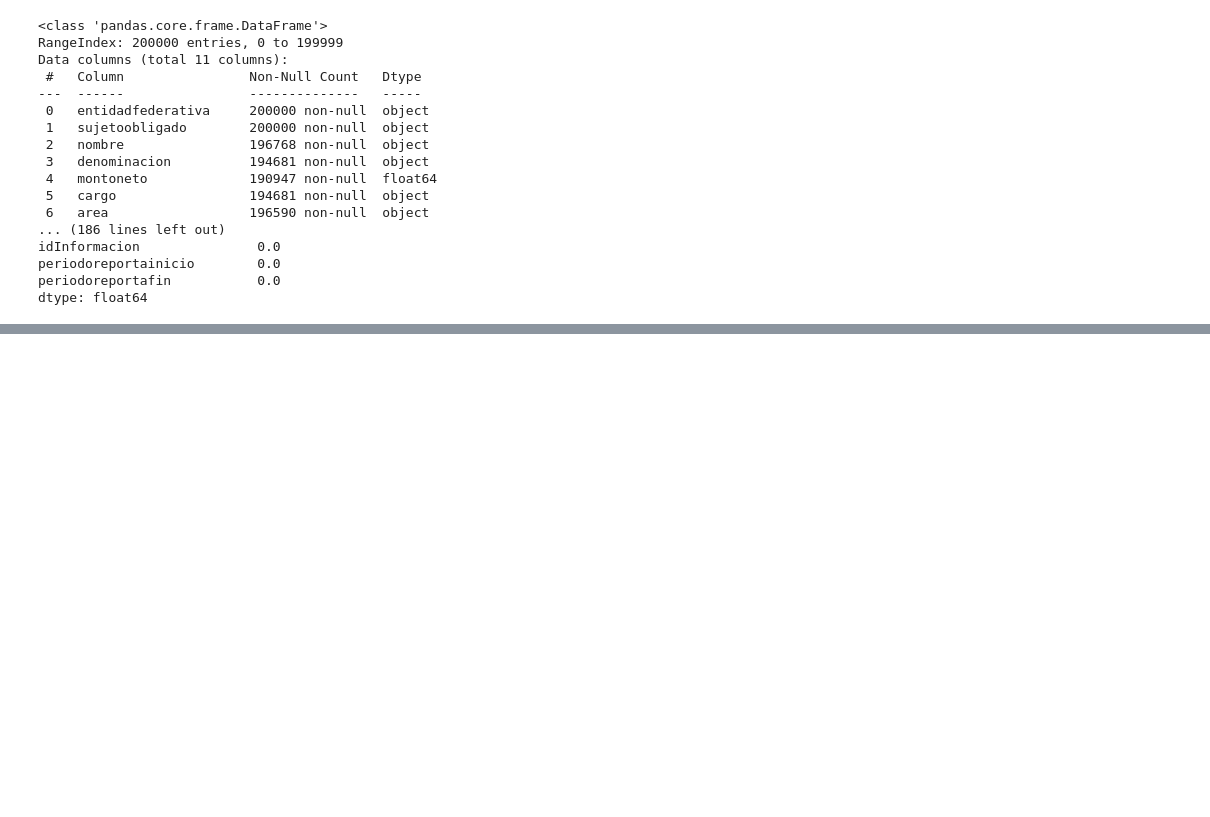
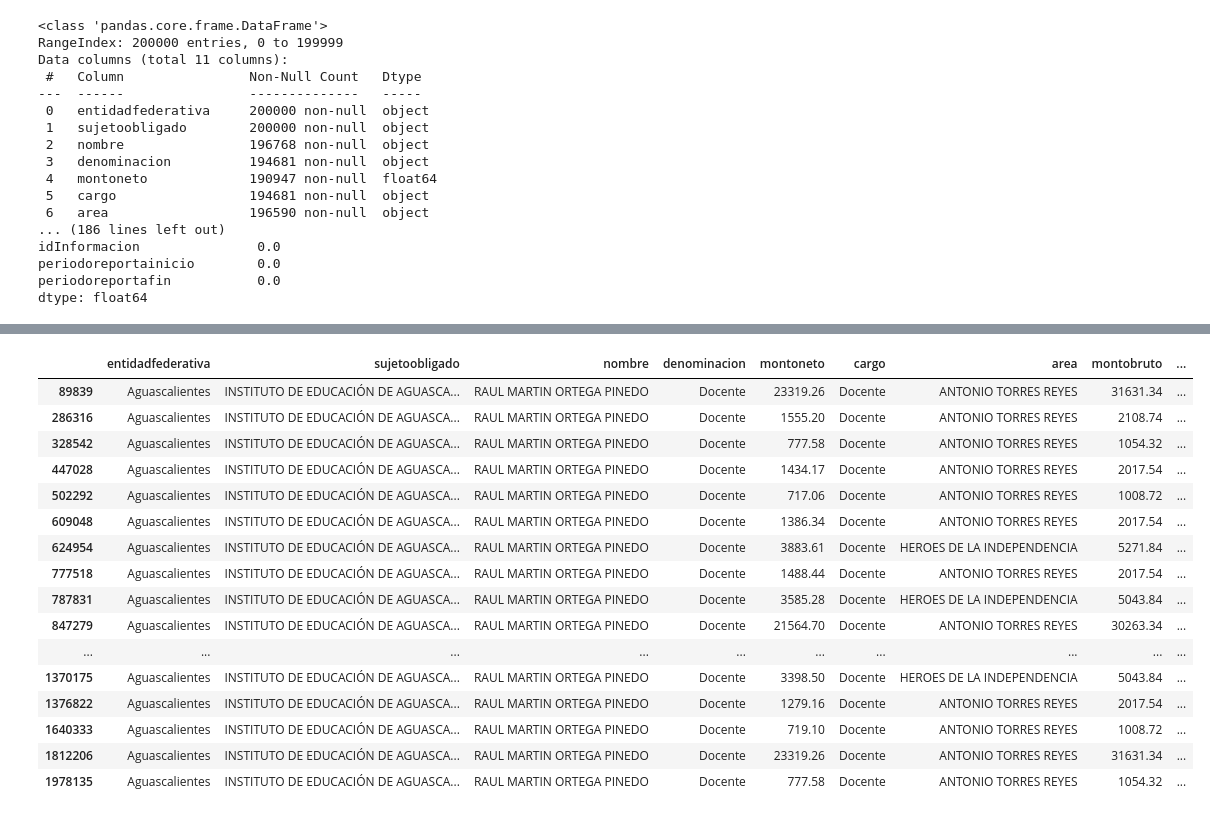
Before and after one commit to Julian-L-Avila/Data-Mining-2024-3, a Jupyter notebook: Data-Cleaning/cleaning.sync.ipynb, the cells around one changed output, grey strips where cells are left out. Cells and saved outputs as stored; diff of their text form; code cells hidden in the pictures; blank space fills up the shorter version.

```diff
--- a/Data-Cleaning/cleaning.sync.ipynb
+++ b/Data-Cleaning/cleaning.sync.ipynb
@@ -34,12 +36,12 @@ dataframes = []
 nullcounts = 0.0
 
 for chunk in pd.read_csv(data, chunksize=chunk_size):
-    df = pd.DataFrame(chunk)
+    df_aux = pd.DataFrame(chunk)
 
-    print(df.info())
-    dataframes.append(df)
+    print(df_aux.info())
+    dataframes.append(df_aux)
 
-    nullcounts += df.isnull().sum()
+    nullcounts += df_aux.isnull().sum()
 
 print(nullcounts)
 # %% [output]
@@ -79,0 +91,6 @@ dataframes[0].head(10)
+# %%
+df_aux = df[df['nombre'].duplicated()]
+
+df_aux = df_aux.dropna(subset=['nombre'])
+
+df_aux
@@ -79,0 +111,21 @@ dataframes[0].head(10)
+# %%
+df_aux = df_aux[df_aux['nombre'] == "RAUL MARTIN ORTEGA PINEDO"]
+df_aux
+# %% [output]
+|  | entidadfederativa | sujetoobligado | nombre | denominacion | montoneto | cargo | area | montobruto | ... |
+| 89839 | Aguascalientes | INSTITUTO DE EDUCACIÓN DE AGUASCA... | RAUL MARTIN ORTEGA PINEDO | Docente | 23319.26 | Docente | ANTONIO TORRES REYES | 31631.34 | ... |
+| 286316 | Aguascalientes | INSTITUTO DE EDUCACIÓN DE AGUASCA... | RAUL MARTIN ORTEGA PINEDO | Docente | 1555.20 | Docente | ANTONIO TORRES REYES | 2108.74 | ... |
+| 328542 | Aguascalientes | INSTITUTO DE EDUCACIÓN DE AGUASCA... | RAUL MARTIN ORTEGA PINEDO | Docente | 777.58 | Docente | ANTONIO TORRES REYES | 1054.32 | ... |
+| 447028 | Aguascalientes | INSTITUTO DE EDUCACIÓN DE AGUASCA... | RAUL MARTIN ORTEGA PINEDO | Docente | 1434.17 | Docente | ANTONIO TORRES REYES | 2017.54 | ... |
+| 502292 | Aguascalientes | INSTITUTO DE EDUCACIÓN DE AGUASCA... | RAUL MARTIN ORTEGA PINEDO | Docente | 717.06 | Docente | ANTONIO TORRES REYES | 1008.72 | ... |
+| 609048 | Aguascalientes | INSTITUTO DE EDUCACIÓN DE AGUASCA... | RAUL MARTIN ORTEGA PINEDO | Docente | 1386.34 | Docente | ANTONIO TORRES REYES | 2017.54 | ... |
+| 624954 | Aguascalientes | INSTITUTO DE EDUCACIÓN DE AGUASCA... | RAUL MARTIN ORTEGA PINEDO | Docente | 3883.61 | Docente | HEROES DE LA INDEPENDENCIA | 5271.84 | ... |
+| 777518 | Aguascalientes | INSTITUTO DE EDUCACIÓN DE AGUASCA... | RAUL MARTIN ORTEGA PINEDO | Docente | 1488.44 | Docente | ANTONIO TORRES REYES | 2017.54 | ... |
+| 787831 | Aguascalientes | INSTITUTO DE EDUCACIÓN DE AGUASCA... | RAUL MARTIN ORTEGA PINEDO | Docente | 3585.28 | Docente | HEROES DE LA INDEPENDENCIA | 5043.84 | ... |
+| 847279 | Aguascalientes | INSTITUTO DE EDUCACIÓN DE AGUASCA... | RAUL MARTIN ORTEGA PINEDO | Docente | 21564.70 | Docente | ANTONIO TORRES REYES | 30263.34 | ... |
+| ... | ... | ... | ... | ... | ... | ... | ... | ... | ... |
+| 1370175 | Aguascalientes | INSTITUTO DE EDUCACIÓN DE AGUASCA... | RAUL MARTIN ORTEGA PINEDO | Docente | 3398.50 | Docente | HEROES DE LA INDEPENDENCIA | 5043.84 | ... |
+| 1376822 | Aguascalientes | INSTITUTO DE EDUCACIÓN DE AGUASCA... | RAUL MARTIN ORTEGA PINEDO | Docente | 1279.16 | Docente | ANTONIO TORRES REYES | 2017.54 | ... |
+| 1640333 | Aguascalientes | INSTITUTO DE EDUCACIÓN DE AGUASCA... | RAUL MARTIN ORTEGA PINEDO | Docente | 719.10 | Docente | ANTONIO TORRES REYES | 1008.72 | ... |
+| 1812206 | Aguascalientes | INSTITUTO DE EDUCACIÓN DE AGUASCA... | RAUL MARTIN ORTEGA PINEDO | Docente | 23319.26 | Docente | ANTONIO TORRES REYES | 31631.34 | ... |
+| 1978135 | Aguascalientes | INSTITUTO DE EDUCACIÓN DE AGUASCA... | RAUL MARTIN ORTEGA PINEDO | Docente | 777.58 | Docente | ANTONIO TORRES REYES | 1054.32 | ... |
```
Also changed, not shown: parts of 13 cells of this notebook, 2 other files.
